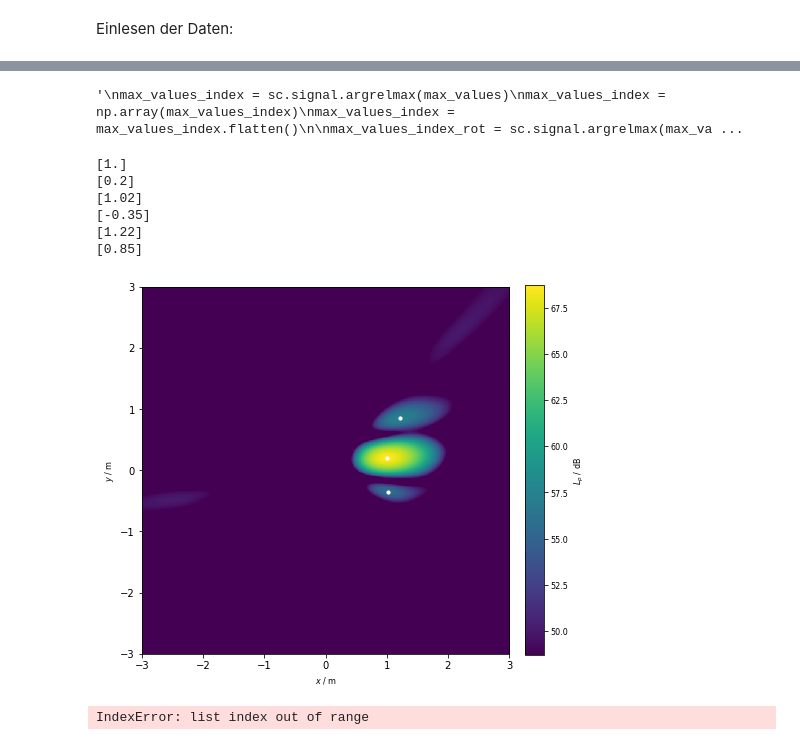
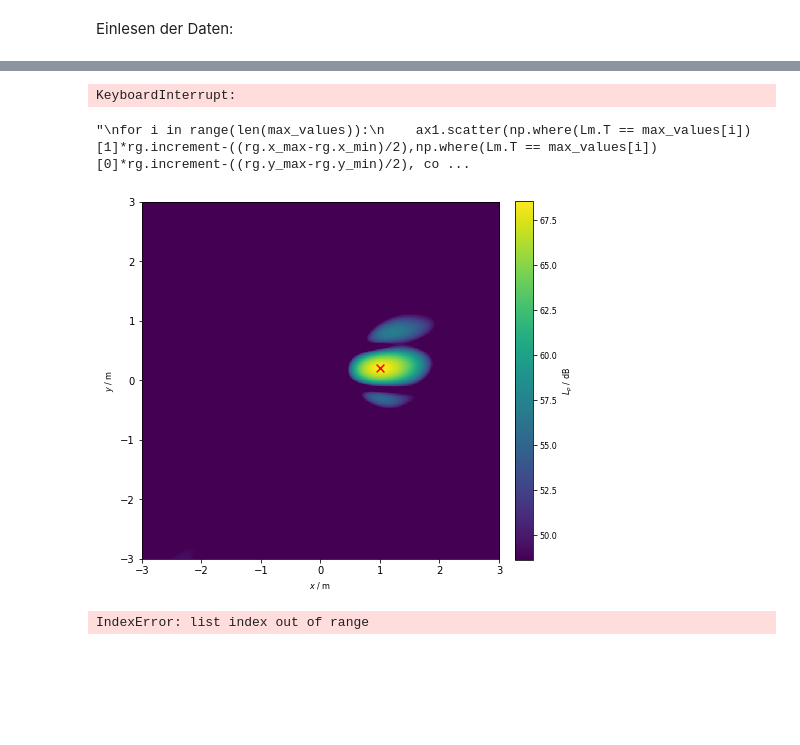
Before and after one commit to AdiBugaddi/MAP_eval, a Jupyter notebook: Auswertungsskript.ipynb, the cells around one changed output, grey strips where cells are left out. Drawn from its saved outputs; the diff is of its cells as text; code cells hidden in the pictures; blank space fills up the shorter version.

```diff
--- a/Auswertungsskript.ipynb
+++ b/Auswertungsskript.ipynb
@@ -66,9 +64,9 @@ Einlesen der Daten:
 # Umgebung definieren (Medium, Strömung etc)
 
 #Einlesen der Daten:
-ts = acoular.TimeSamples( name='Messungen WFS\msm_025.h5' )
+#ts = acoular.TimeSamples( name='Messungen WFS\msm_025.h5' )
 #ts = acoular.TimeSamples( name='Messungen_WFS/msm_013.h5' )
-#ts = acoular.TimeSamples( name='Messungen_WFS/msm_025.h5' )
+ts = acoular.TimeSamples( name='Messungen_WFS/msm_025.h5' )
 
 
 #Grid erstellen
@@ -89,8 +87,8 @@ st = acoular.SteeringVector( grid=rg,
 
 #Spectrum erstellen:
 ps = acoular.PowerSpectra( time_data=ts,
-                           block_size=512, # Gert empfiehlt ab 4096
-                           freq_range=[600, 5000],
+                           block_size=128, # Gert empfiehlt ab 4096
+                           freq_range=[1000, 2000],
                            window='Hanning' ) # Für bessere Auflösung hier Block_size erhöhen -> höherer Rechnenaufwand, daher jetzt erstmal mit 128
 
 
@@ -120,6 +97,6 @@ ZeroDivisionError: float division by zero
 # %%
-Frequenz = 1500
-tolerance = 15
+Frequenz = 1600
+tolerance = 10
 
 pm = bb.synthetic(Frequenz, 3) # 0=Freq, 1=Okt, 3=Terz
 Lm = acoular.L_p(pm)
@@ -161,46 +138,43 @@ max_values_index_rot = np.array(max_values_index_rot)
 max_values_index_rot = max_values_index_rot.flatten()
 '''
 # %% [output]
-'\nmax_values_index = sc.signal.argrelmax(max_values)\nmax_values_index = np.array(max_values_index)\nmax_values_index = max_values_index.flatten()\n\nmax_values_index_rot = sc.signal.argrelmax(max_va ...
+KeyboardInterrupt:
 # %%
 FONTSIZE = 8
 fig, (ax1) = plt.subplots(1,1, figsize=(7,7))
 
 im = ax1.imshow(Lm.T,
             origin='lower',
             vmin=Lm.max()-20,
             extent=rg.extend(),
             interpolation='nearest')  # bicubic vs nearest? -> bicubic beschoenigt
+Lm_max = np.where(Lm == np.amax(Lm))
+ax1.scatter(Lm_max[0]*rg.increment-((rg.x_max-rg.x_min)/2),Lm_max[1]*rg.increment-((rg.y_max-rg.y_min)/2), s = 60, c='red',  marker = 'x')
 
 ax1.set_xticks([-3,-2,-1,0,1,2,3])
 ax1.set_yticks([-3,-2,-1,0,1,2,3])
 ax1.set_xlabel('$x$ / m',fontsize=FONTSIZE)
 ax1.set_ylabel('$y$ / m',fontsize=FONTSIZE)
 cbar = fig.colorbar(im,fraction=0.046, pad=0.04)
 cbar.ax.tick_params(labelsize=FONTSIZE)
 cbar.set_label('$L_p$ / dB', fontsize=FONTSIZE)
 
 '''
 for i in range(len(max_values)):
     ax1.scatter(np.where(Lm.T == max_values[i])[1]*rg.increment-((rg.x_max-rg.x_min)/2),np.where(Lm.T == max_values[i])[0]*rg.increment-((rg.y_max-rg.y_min)/2), color='red', s = 5)
 for i in range(len(max_values_rot)):
     ax1.scatter(np.where(Lm.T == max_values_rot[i])[1]*rg.increment-((rg.x_max-rg.x_min)/2),np.where(Lm.T == max_values_rot[i])[0]*rg.increment-((rg.y_max-rg.y_min)/2), color='white', s = 5)
 '''
-for i in range(len(max_pegel)):
-    ax1.scatter(np.where(Lm.T == max_pegel[i])[1]*rg.increment-((rg.x_max-rg.x_min)/2),np.where(Lm.T == max_pegel[i])[0]*rg.increment-((rg.y_max-rg.y_min)/2), color='white', s = 10)
-    print(np.where(Lm.T == max_pegel[i])[1]*rg.increment-((rg.x_max-rg.x_min)/2))
-    print(np.where(Lm.T == max_pegel[i])[0]*rg.increment-((rg.y_max-rg.y_min)/2))
-fig.tight_layout()
+#for i in range(len(max_pegel)):
+#    ax1.scatter(np.where(Lm.T == max_pegel[i])[1]*rg.increment-((rg.x_max-rg.x_min)/2),np.where(Lm.T == max_pegel[i])[0]*rg.increment-((rg.y_max-rg.y_min)/2), color='white', s = 10)
+#    print(np.where(Lm.T == max_pegel[i])[1]*rg.increment-((rg.x_max-rg.x_min)/2))
+#    print(np.where(Lm.T == max_pegel[i])[0]*rg.increment-((rg.y_max-rg.y_min)/2))
+#fig.tight_layout()
 #plt.savefig('Plots/Abstract/%s_terz5000Hz.pdf'%ts.name[14:21], dpi = 300, format='pdf')
 #plt.savefig('Plots/Abstract/013_terz1600Hz_simuliert.pdf', dpi = 300, format='pdf')
 # %% [output]
-[1.]
-[0.2]
-[1.02]
-[-0.35]
-[1.22]
-[0.85]
+"\nfor i in range(len(max_values)):\n    ax1.scatter(np.where(Lm.T == max_values[i])[1]*rg.increment-((rg.x_max-rg.x_min)/2),np.where(Lm.T == max_values[i])[0]*rg.increment-((rg.y_max-rg.y_min)/2), co ...
-[figure, old version]
+[figure, new version]
 # %%
 '''
 def get_euclidian_dist(x1,y1,x2,y2):
```
Also changed, not shown: parts of 3 cells of this notebook, 2 other files.
